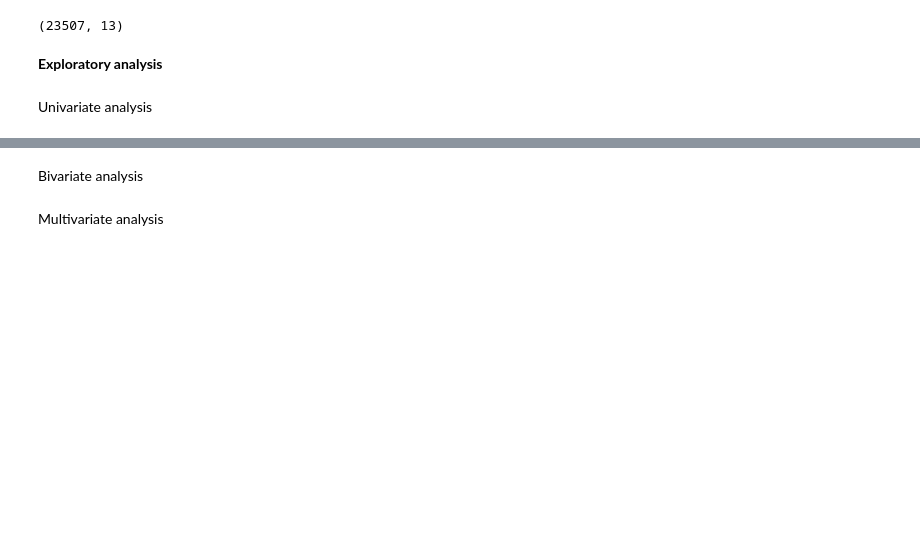
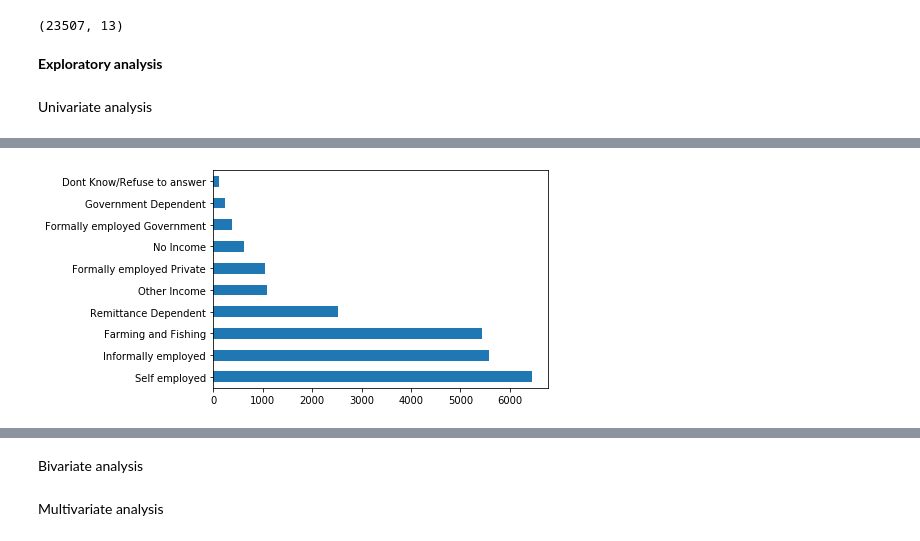
Before and after one commit to victoriousvictor42/banking, a Jupyter notebook: banking.ipynb, the cells around one changed output, grey strips where cells are left out. Drawn from its saved outputs; the diff is of its cells as text; code cells hidden in the pictures; blank space fills up the shorter version.

```diff
--- a/banking.ipynb
+++ b/banking.ipynb
@@ -353,0 +390,5 @@ Univariate analysis
+# %%
+df['Type of Job'].value_counts().plot.barh()
+plt.show()
+# %% [output]
+[figure, added]
```
Also changed, not shown: parts of 24 cells of this notebook.
